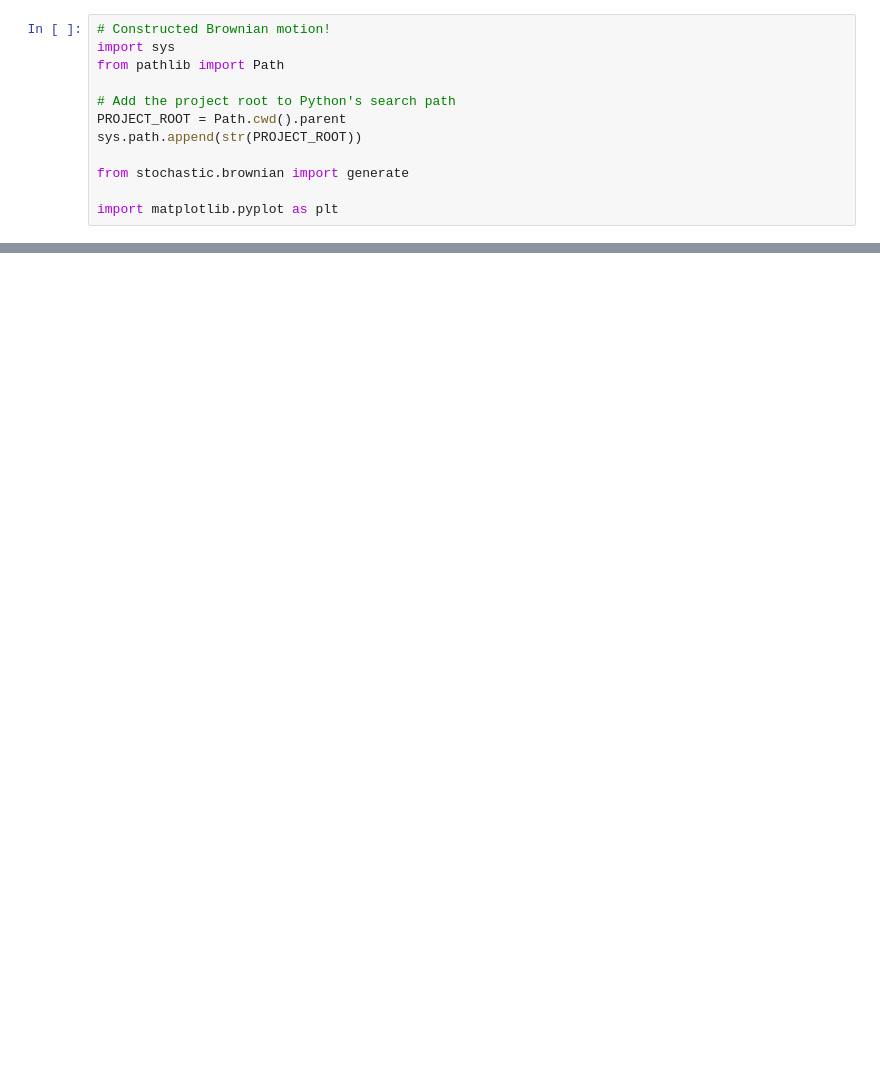
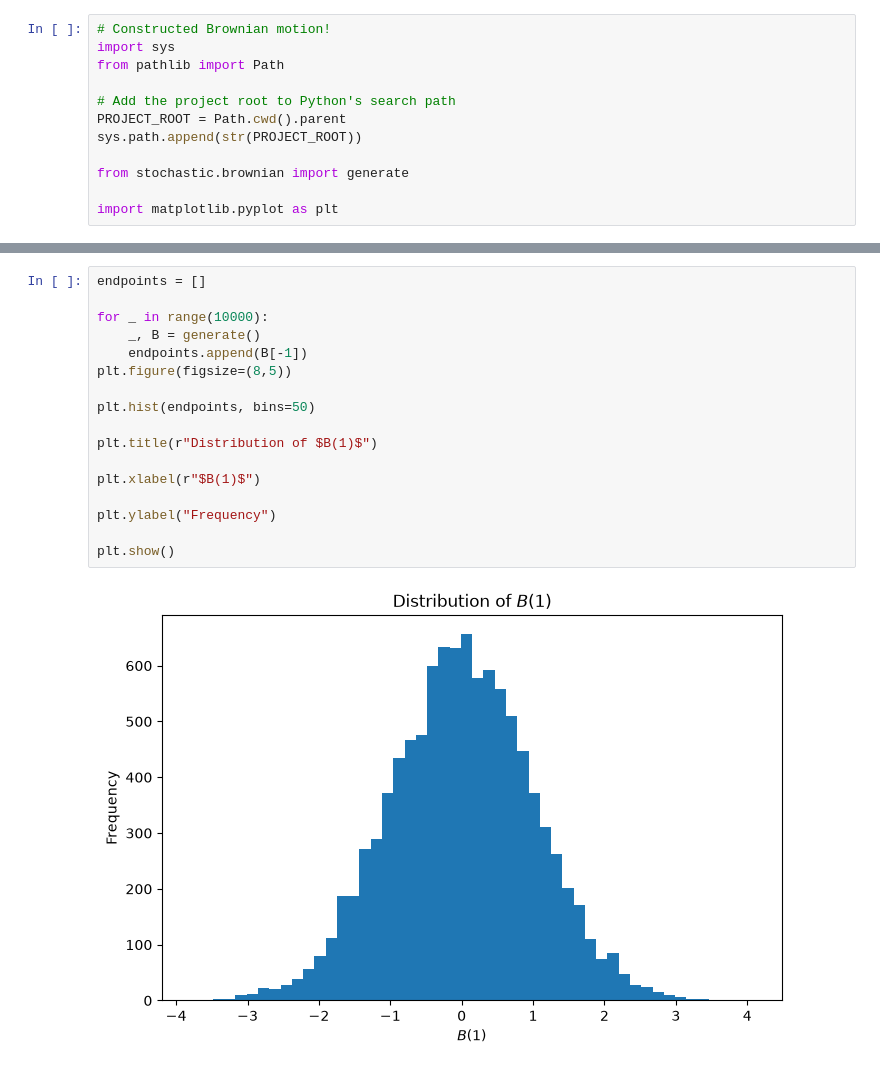
Before and after one commit to nanxij/surim-brownian-exploration, a Jupyter notebook: notebooks/week2.ipynb, the cells around one changed output, grey strips where cells are left out. Drawn from its saved outputs; the diff is of its cells as text; blank space fills up the shorter version.

```diff
--- a/notebooks/week2.ipynb
+++ b/notebooks/week2.ipynb
@@ -26,0 +53,19 @@ Text(0, 0.5, 'B(t)')
+# %%
+endpoints = []
+
+for _ in range(10000):
+    _, B = generate()
+    endpoints.append(B[-1])
+plt.figure(figsize=(8,5))
+
+plt.hist(endpoints, bins=50)
+
+plt.title(r"Distribution of $B(1)$")
+
+plt.xlabel(r"$B(1)$")
+
+plt.ylabel("Frequency")
+
+plt.show()
+# %% [output]
+[figure, added]
```
Also changed, not shown: parts of 3 cells of this notebook, 1 other file.
